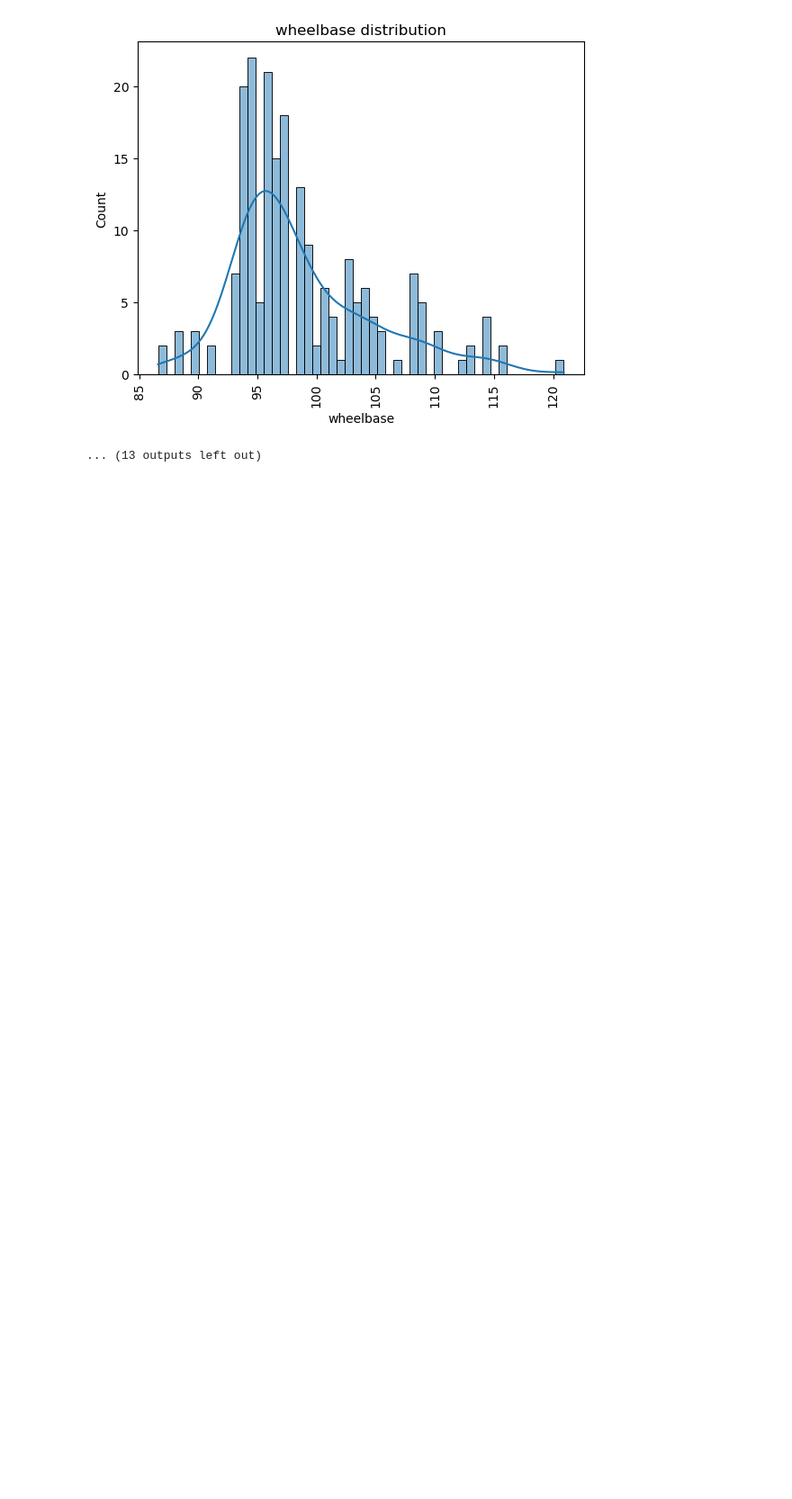
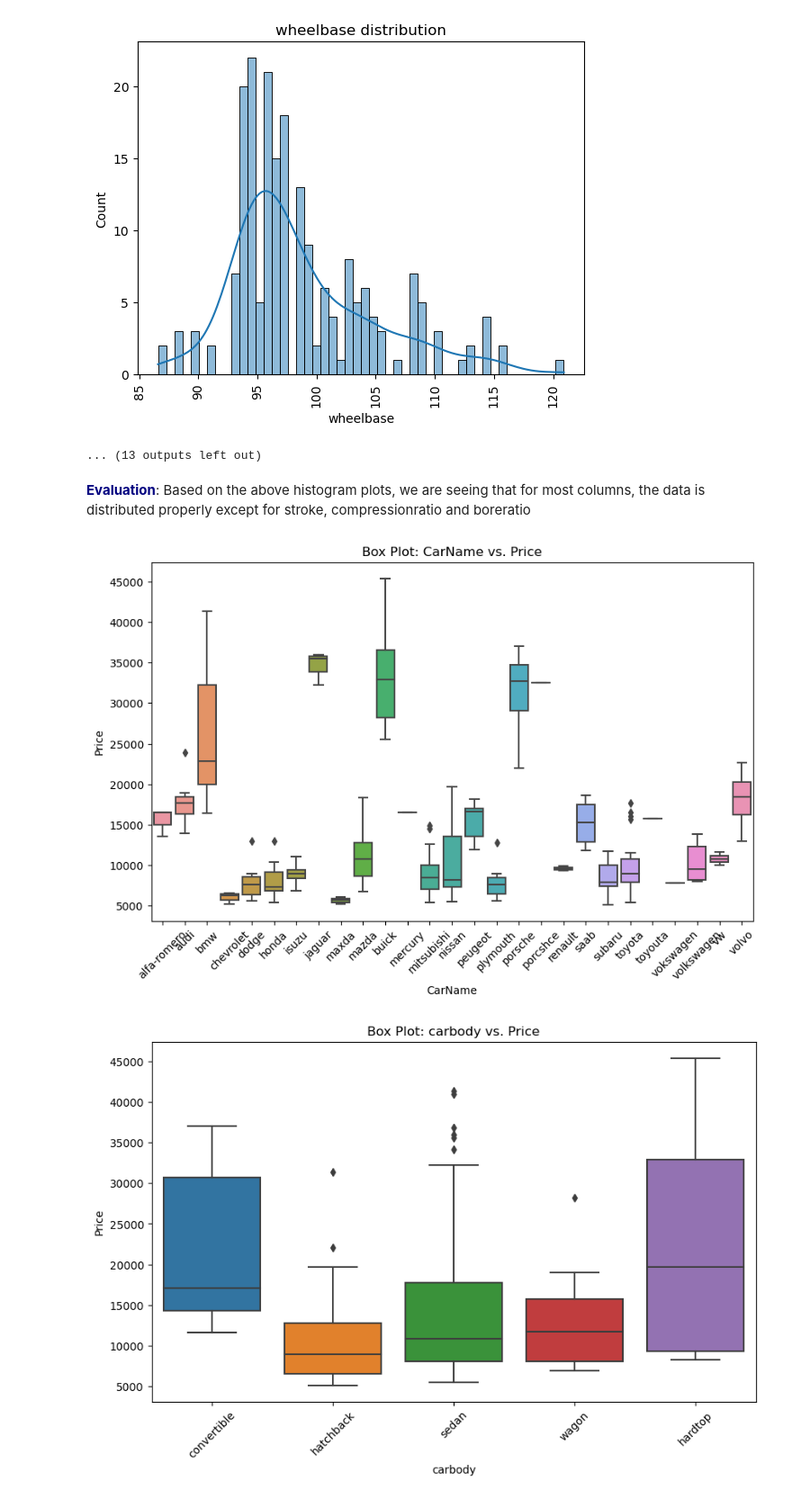
Before and after one commit to Pankil-Patel/Capstone, a Jupyter notebook: capstone.ipynb, the cells around one changed output. Shown at 90% size. Cells and saved outputs as stored; diff of their text form; code cells hidden in the pictures; blank space fills up the shorter version.

```diff
--- a/capstone.ipynb
+++ b/capstone.ipynb
@@ -40,14 +34,14 @@ def histogram(column_name):
     plt.xticks(rotation=90)
     plt.show()
 
-# create a function to visualize the categrical columns
-def count_plot(column):
+# Create a box plot between a categorical column and price
+def box_plot(df, column_name):
     plt.figure(figsize=(10, 6))
-    sns.countplot(data=df, x=column)
-    plt.title(f"Count Plot - {column}")
-    plt.xlabel(column)
-    plt.ylabel("Count")
-    plt.xticks(rotation=90)
+    sns.boxplot(x=column_name, y='price', data=df)
+    plt.title(f'Box Plot: {column_name} vs. Price')
+    plt.xlabel(column_name)
+    plt.ylabel('Price')
+    plt.xticks(rotation=45)
     plt.show()
 
 # Get Unique Values for Categorical Columns passed as a list
@@ -228,3 +217,14 @@ for column in df.columns:
 [figure]
 [figure]
 ... (13 outputs left out)
+# %% [markdown]
+<font color="navy">**Evaluation**</font>: Based on the above histogram plots, we are seeing that for most columns, the data is distributed properly except for stroke, compressionratio and boreratio
+# %%
+# Now, we need to see if the categorical columns have any impact on the price
+
+# Plot box plots for all categorical columns vs. price
+for column in categorical_columns:
+    box_plot(df, column)
+# %% [output]
+[figure, added]
+[figure, added]
```
Also changed, not shown: parts of 16 cells of this notebook.
